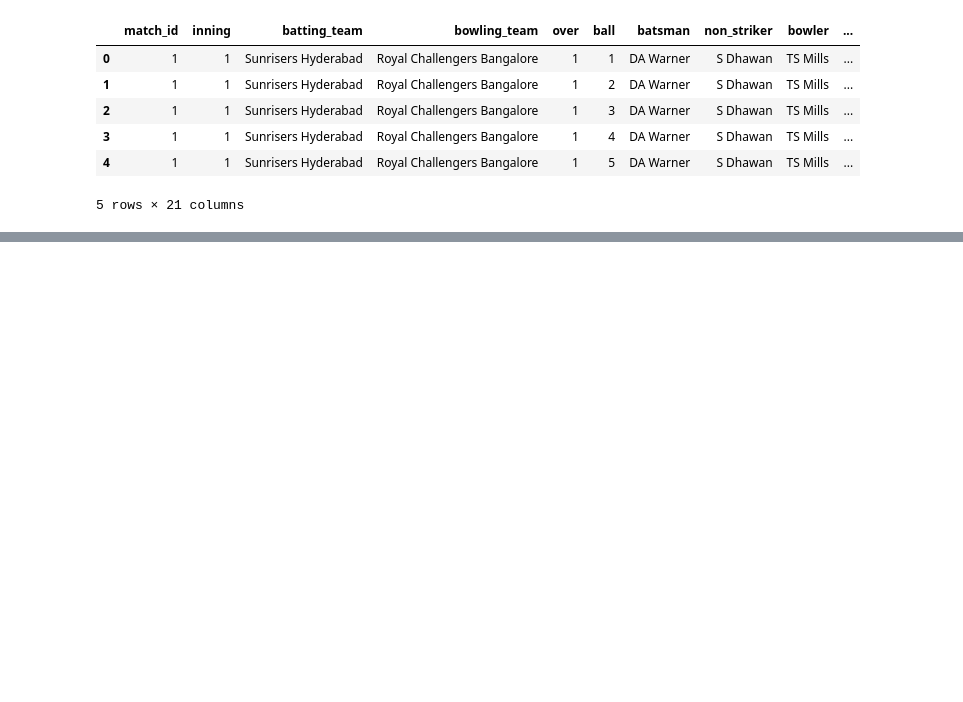
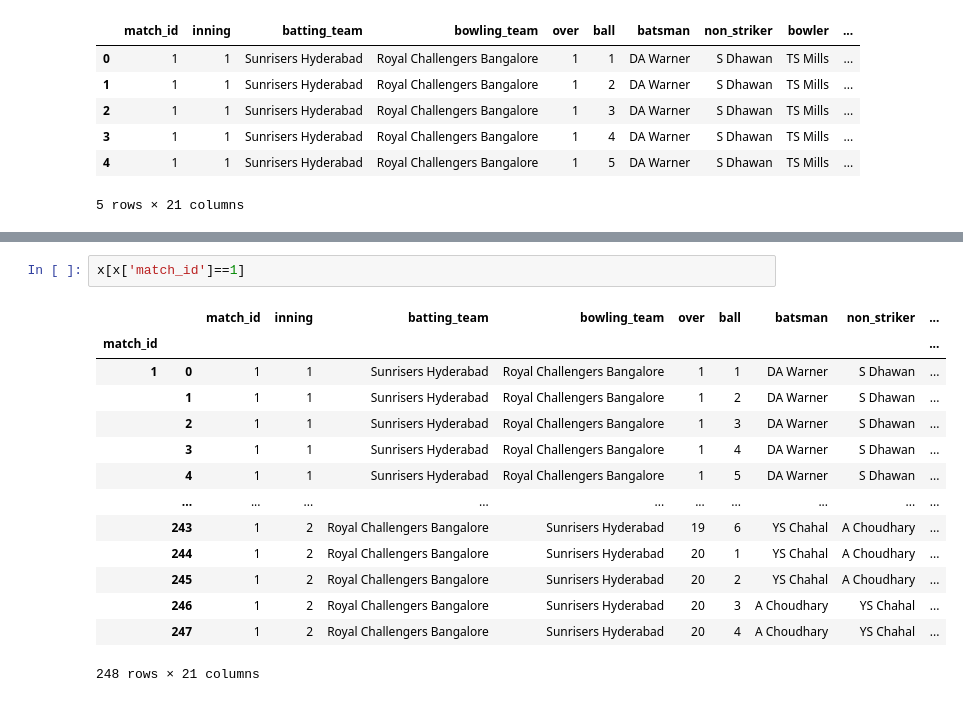
Before and after one commit to SamNijin/EDA-Indian-Premier-League, a Jupyter notebook: Indian Premier League EDA.ipynb, the cells around one changed output, grey strips where cells are left out. Drawn from its saved outputs; the diff is of its cells as text; blank space fills up the shorter version.

```diff
--- a/Indian Premier League EDA.ipynb
+++ b/Indian Premier League EDA.ipynb
@@ -25,0 +339,17 @@ matches_df.head()
+# %%
+x[x['match_id']==1]
+# %% [output]
+|  |  | match_id | inning | batting_team | bowling_team | over | ball | batsman | non_striker | ... |
+| match_id |  |  |  |  |  |  |  |  |  | ... |
+| 1 | 0 | 1 | 1 | Sunrisers Hyderabad | Royal Challengers Bangalore | 1 | 1 | DA Warner | S Dhawan | ... |
+|  | 1 | 1 | 1 | Sunrisers Hyderabad | Royal Challengers Bangalore | 1 | 2 | DA Warner | S Dhawan | ... |
+|  | 2 | 1 | 1 | Sunrisers Hyderabad | Royal Challengers Bangalore | 1 | 3 | DA Warner | S Dhawan | ... |
+|  | 3 | 1 | 1 | Sunrisers Hyderabad | Royal Challengers Bangalore | 1 | 4 | DA Warner | S Dhawan | ... |
+|  | 4 | 1 | 1 | Sunrisers Hyderabad | Royal Challengers Bangalore | 1 | 5 | DA Warner | S Dhawan | ... |
+|  | ... | ... | ... | ... | ... | ... | ... | ... | ... | ... |
+|  | 243 | 1 | 2 | Royal Challengers Bangalore | Sunrisers Hyderabad | 19 | 6 | YS Chahal | A Choudhary | ... |
+|  | 244 | 1 | 2 | Royal Challengers Bangalore | Sunrisers Hyderabad | 20 | 1 | YS Chahal | A Choudhary | ... |
+|  | 245 | 1 | 2 | Royal Challengers Bangalore | Sunrisers Hyderabad | 20 | 2 | YS Chahal | A Choudhary | ... |
+|  | 246 | 1 | 2 | Royal Challengers Bangalore | Sunrisers Hyderabad | 20 | 3 | A Choudhary | YS Chahal | ... |
+|  | 247 | 1 | 2 | Royal Challengers Bangalore | Sunrisers Hyderabad | 20 | 4 | A Choudhary | YS Chahal | ... |
+248 rows × 21 columns
```
Also changed, not shown: parts of 25 cells of this notebook.
